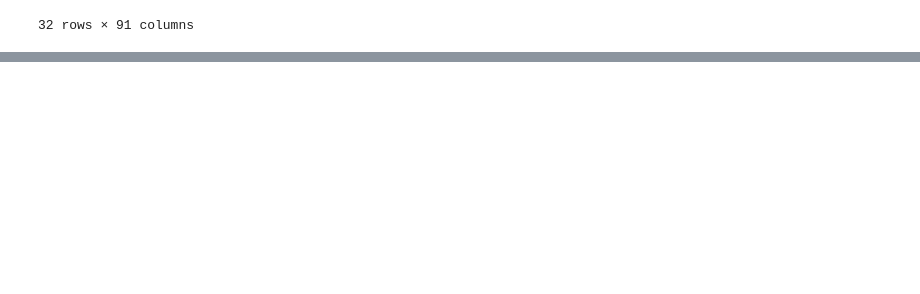
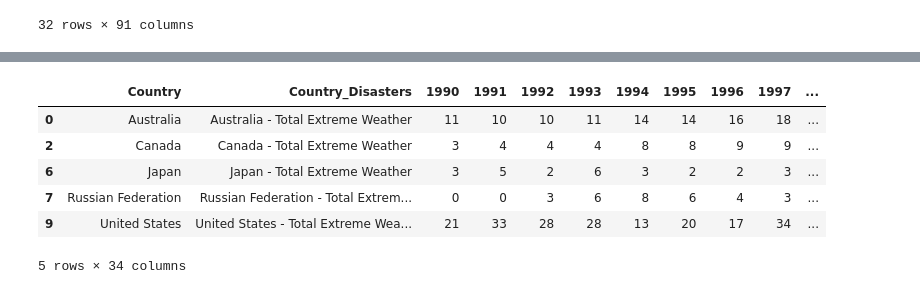
Before and after one commit to vivsarraf/Global-Warming, a Jupyter notebook: WeatherPatterns.ipynb, the cells around one changed output, grey strips where cells are left out. Saved outputs shown, nothing was run; the diff lists cells and outputs as text; code cells hidden in the pictures; blank space fills up the shorter version.

```diff
--- a/WeatherPatterns.ipynb
+++ b/WeatherPatterns.ipynb
@@ -334,0 +274,18 @@ plt.show()
+# %%
+#Analyze the data for the top 5 countries with the greatest extreme weather delta rise between 1990-2021
+# Create a list of countries to extract
+countries = ['Australia', 'Canada', 'United States', 'Russian Federation', 'Japan']
+
+# Extract rows where Country Name is in the list of countries
+top_country_extreme_weather = country_extreme_weather_df[country_extreme_weather_df['Country'].isin(countries)]
+
+# Display the selected rows
+top_country_extreme_weather
+# %% [output]
+|  | Country | Country_Disasters | 1990 | 1991 | 1992 | 1993 | 1994 | 1995 | 1996 | 1997 | ... |
+| 0 | Australia | Australia - Total Extreme Weather | 11 | 10 | 10 | 11 | 14 | 14 | 16 | 18 | ... |
+| 2 | Canada | Canada - Total Extreme Weather | 3 | 4 | 4 | 4 | 8 | 8 | 9 | 9 | ... |
+| 6 | Japan | Japan - Total Extreme Weather | 3 | 5 | 2 | 6 | 3 | 2 | 2 | 3 | ... |
+| 7 | Russian Federation | Russian Federation - Total Extrem... | 0 | 0 | 3 | 6 | 8 | 6 | 4 | 3 | ... |
+| 9 | United States | United States - Total Extreme Wea... | 21 | 33 | 28 | 28 | 13 | 20 | 17 | 34 | ... |
+5 rows × 34 columns
```
Also changed, not shown: parts of 19 cells of this notebook, 7 other files.
